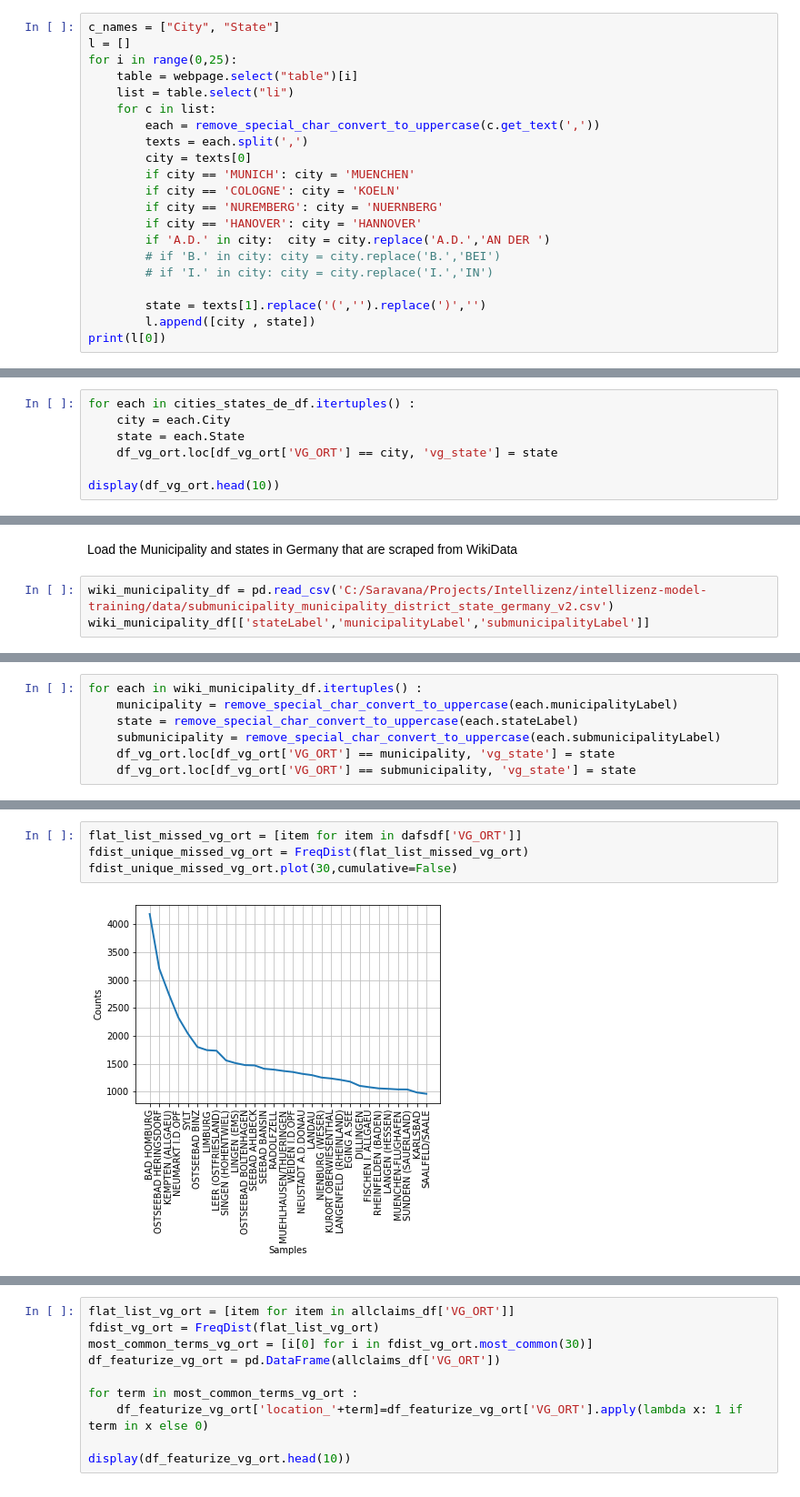
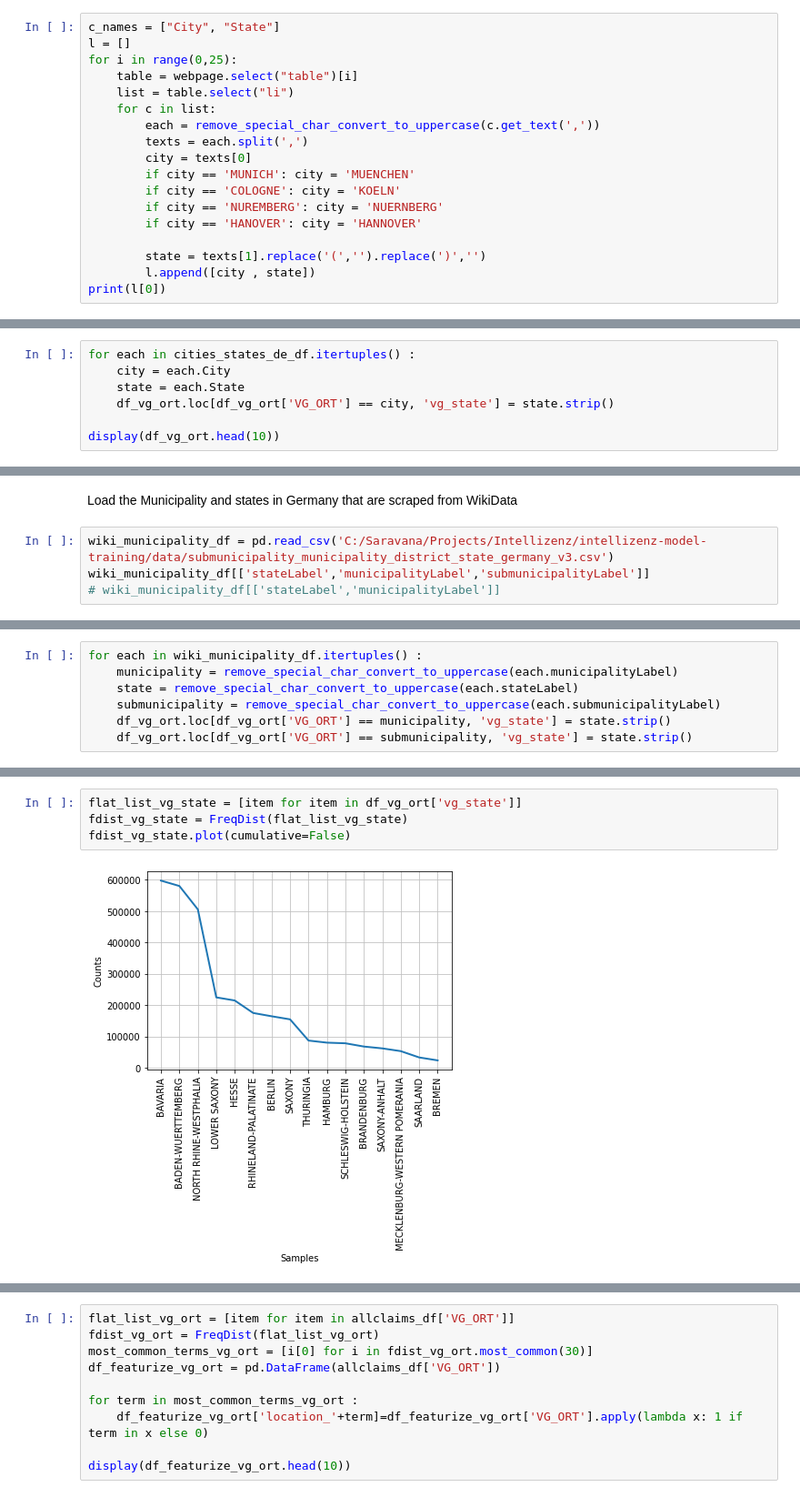
Before and after one commit to Saraavana/reclamation-processing, a Jupyter notebook: 00-Data-Exploration.ipynb, the cells around one changed output, grey strips where cells are left out. Shown at 91% size. Saved outputs shown, nothing was run; the diff lists cells and outputs as text.

Commit message:
Removed empty values from vg_state column

```diff
--- a/00-Data-Exploration.ipynb
+++ b/00-Data-Exploration.ipynb
@@ -176,9 +176,6 @@ for i in range(0,25):
         if city == 'COLOGNE': city = 'KOELN'
         if city == 'NUREMBERG': city = 'NUERNBERG'
         if city == 'HANOVER': city = 'HANNOVER'
-        if 'A.D.' in city:  city = city.replace('A.D.','AN DER ')
-        # if 'B.' in city: city = city.replace('B.','BEI')
-        # if 'I.' in city: city = city.replace('I.','IN')
 
         state = texts[1].replace('(','').replace(')','')
         l.append([city , state])
@@ -228,7 +225,7 @@ df_vg_ort['vg_state'] = ''
 for each in cities_states_de_df.itertuples() :
     city = each.City
     state = each.State
-    df_vg_ort.loc[df_vg_ort['VG_ORT'] == city, 'vg_state'] = state
+    df_vg_ort.loc[df_vg_ort['VG_ORT'] == city, 'vg_state'] = state.strip()
 
 display(df_vg_ort.head(10))
 # %% [output]
@@ -247,7 +244,8 @@ display(df_vg_ort.head(10))
 # %% [markdown]
 Load the Municipality and states in Germany that are scraped from WikiData
 # %%
-wiki_municipality_df = pd.read_csv('C:/Saravana/Projects/Intellizenz/intellizenz-model-training/data/submunicipality_municipality_district_state_germany_v2.csv')
+wiki_municipality_df = pd.read_csv('C:/Saravana/Projects/Intellizenz/intellizenz-model-training/data/submunicipality_municipality_district_state_germany_v3.csv')
 wiki_municipality_df[['stateLabel','municipalityLabel','submunicipalityLabel']]
+# wiki_municipality_df[['stateLabel','municipalityLabel']]
 # %% [output]
 |  | stateLabel | municipalityLabel | submunicipalityLabel |
@@ -268,8 +266,8 @@ for each in wiki_municipality_df.itertuples() :
     municipality = remove_special_char_convert_to_uppercase(each.municipalityLabel)
     state = remove_special_char_convert_to_uppercase(each.stateLabel)
     submunicipality = remove_special_char_convert_to_uppercase(each.submunicipalityLabel)
-    df_vg_ort.loc[df_vg_ort['VG_ORT'] == municipality, 'vg_state'] = state
-    df_vg_ort.loc[df_vg_ort['VG_ORT'] == submunicipality, 'vg_state'] = state
+    df_vg_ort.loc[df_vg_ort['VG_ORT'] == municipality, 'vg_state'] = state.strip()
+    df_vg_ort.loc[df_vg_ort['VG_ORT'] == submunicipality, 'vg_state'] = state.strip()
 # %%
 dafsdf = df_vg_ort[df_vg_ort['vg_state'] == '']
 print(len(dafsdf))
@@ -287,9 +312,9 @@ len(df_vg_ort.index)
 # %%
-flat_list_missed_vg_ort = [item for item in dafsdf['VG_ORT']]
-fdist_unique_missed_vg_ort = FreqDist(flat_list_missed_vg_ort)
-fdist_unique_missed_vg_ort.plot(30,cumulative=False)
+flat_list_vg_state = [item for item in df_vg_ort['vg_state']]
+fdist_vg_state = FreqDist(flat_list_vg_state)
+fdist_vg_state.plot(cumulative=False)
 # %% [output]
-[figure, old version]
+[figure, new version]
 <AxesSubplot:xlabel='Samples', ylabel='Counts'>
 # %%
 flat_list_vg_ort = [item for item in allclaims_df['VG_ORT']]
```
Also changed, not shown: parts of 5 cells of this notebook, 1 other file.
